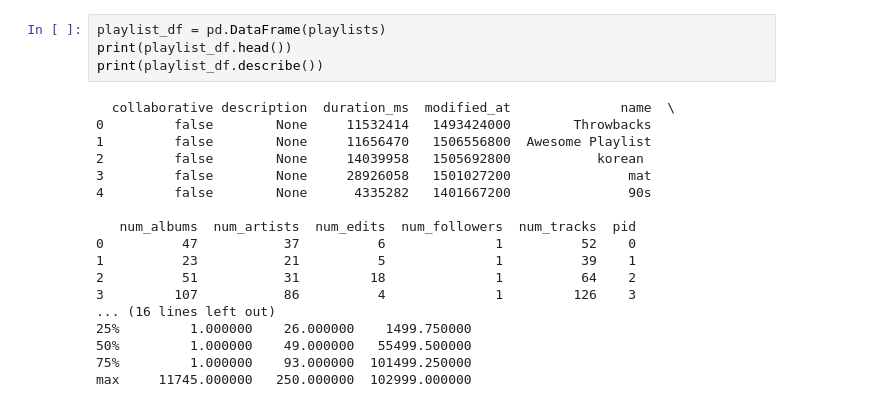
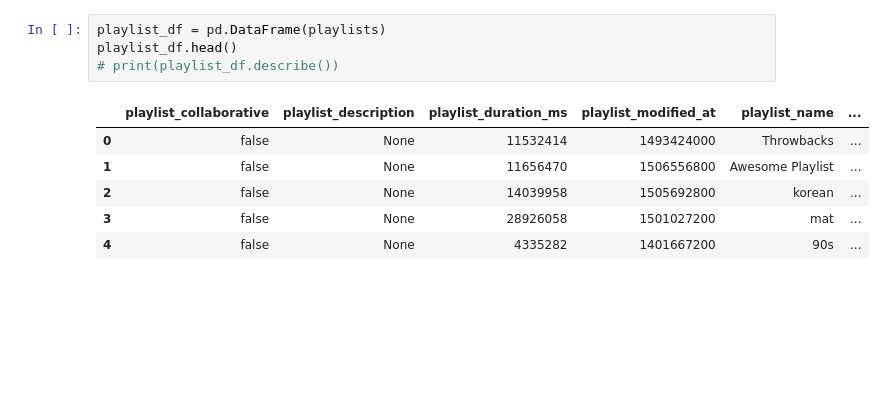
Before and after one commit to tralpha/spotify-project, a Jupyter notebook: DataLoader.ipynb, the cells around one changed output. Drawn from its saved outputs; the diff is of its cells as text; blank space fills up the shorter version.

```diff
--- a/DataLoader.ipynb
+++ b/DataLoader.ipynb
@@ -86,24 +88,13 @@ print(len(map_pl))
 # %%
 playlist_df = pd.DataFrame(playlists)
-print(playlist_df.head())
-print(playlist_df.describe())
+playlist_df.head()
+# print(playlist_df.describe())
 # %% [output]
-  collaborative description  duration_ms  modified_at              name  \
-0         false        None     11532414   1493424000        Throwbacks
-1         false        None     11656470   1506556800  Awesome Playlist
-2         false        None     14039958   1505692800           korean
-3         false        None     28926058   1501027200               mat
-4         false        None      4335282   1401667200               90s
-
-   num_albums  num_artists  num_edits  num_followers  num_tracks  pid
-0          47           37          6              1          52    0
-1          23           21          5              1          39    1
-2          51           31         18              1          64    2
-3         107           86          4              1         126    3
-... (16 lines left out)
-25%         1.000000    26.000000    1499.750000
-50%         1.000000    49.000000   55499.500000
-75%         1.000000    93.000000  101499.250000
-max     11745.000000   250.000000  102999.000000
+|  | playlist_collaborative | playlist_description | playlist_duration_ms | playlist_modified_at | playlist_name | ... |
+| 0 | false | None | 11532414 | 1493424000 | Throwbacks | ... |
+| 1 | false | None | 11656470 | 1506556800 | Awesome Playlist | ... |
+| 2 | false | None | 14039958 | 1505692800 | korean | ... |
+| 3 | false | None | 28926058 | 1501027200 | mat | ... |
+| 4 | false | None | 4335282 | 1401667200 | 90s | ... |
 # %%
 tracks_df = pd.DataFrame.from_dict(tracks, orient='index')
```
Also changed, not shown: parts of 21 cells of this notebook, 1 other file.
